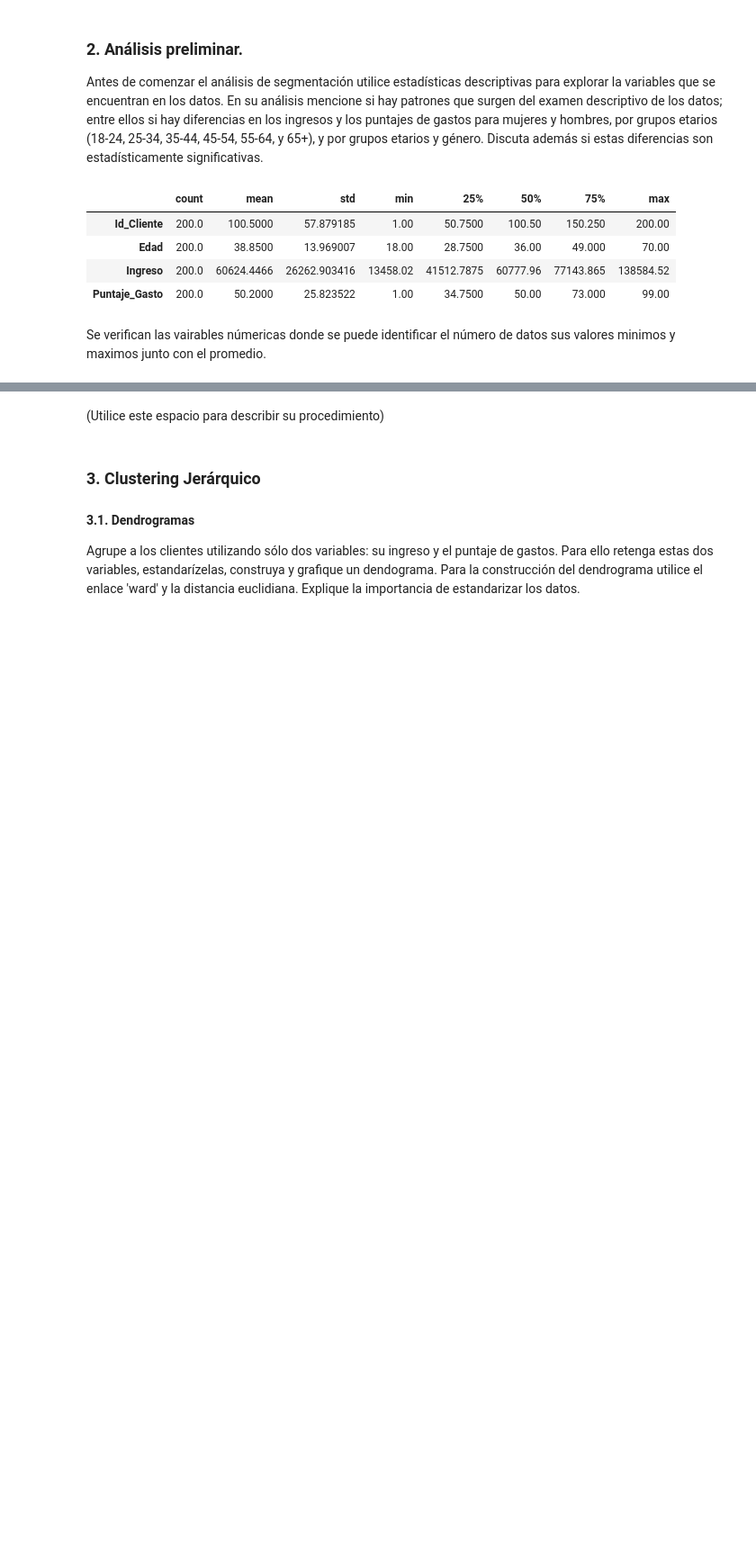
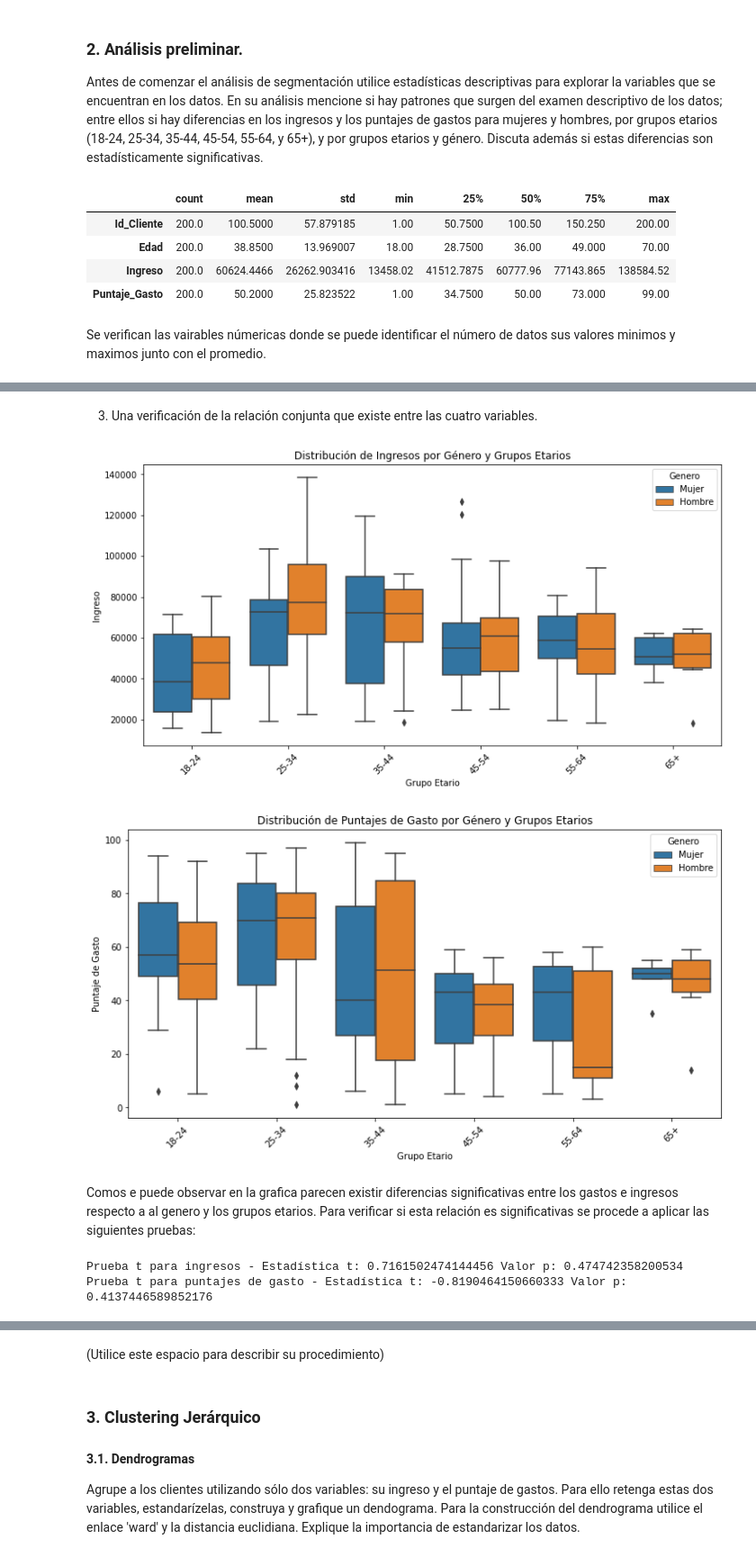
Before and after one commit to jddiaze/AprendizajeNoSupervisado, a Jupyter notebook: Semana4/S4_LC_Taller_Jerarquico_DBSCAN.ipynb, the cells around one changed output, grey strips where cells are left out. Shown at 90% size. Cells and saved outputs as stored; diff of their text form; code cells hidden in the pictures; blank space fills up the shorter version.

```diff
--- a/Semana4/S4_LC_Taller_Jerarquico_DBSCAN.ipynb
+++ b/Semana4/S4_LC_Taller_Jerarquico_DBSCAN.ipynb
@@ -63,0 +152,39 @@ Se verifican las vairables númericas donde se puede identificar el número de d
+# %% [markdown]
+3. Una verificación de la relación conjunta que existe entre las cuatro variables.
+# %%
+# Gráficos de caja para ingresos por género y grupos etarios
+plt.figure(figsize=(12, 6))
+sns.boxplot(data=df, x='Grupo_Etario', y='Ingreso', hue='Genero')
+plt.title('Distribución de Ingresos por Género y Grupos Etarios')
+plt.xlabel('Grupo Etario')
+plt.ylabel('Ingreso')
+plt.xticks(rotation=45)
+plt.show()
+
+# Gráficos de caja para puntajes de gasto por género y grupos etarios
+plt.figure(figsize=(12, 6))
+sns.boxplot(data=df, x='Grupo_Etario', y='Puntaje_Gasto', hue='Genero')
+plt.title('Distribución de Puntajes de Gasto por Género y Grupos Etarios')
+plt.xlabel('Grupo Etario')
+plt.ylabel('Puntaje de Gasto')
+plt.xticks(rotation=45)
+plt.show()
+# %% [output]
+[figure, added]
+[figure, added]
+# %% [markdown]
+Comos e puede observar en la grafica parecen existir diferencias significativas entre los gastos e ingresos respecto a al genero y los grupos etarios. Para verificar si esta relación es significativas se procede a aplicar las siguientes pruebas:
+# %%
+from scipy import stats
+
+# Prueba t para ingresos por género
+t_statistic_income, p_value_income = stats.ttest_ind(df[df['Genero'] == 'Hombre']['Ingreso'], df[df['Genero'] == 'Mujer']['Ingreso'])
+
+# Prueba t para puntajes de gasto por género
+t_statistic_score, p_value_score = stats.ttest_ind(df[df['Genero'] == 'Hombre']['Puntaje_Gasto'], df[df['Genero'] == 'Mujer']['Puntaje_Gasto'])
+
+print("Prueba t para ingresos - Estadística t:", t_statistic_income, "Valor p:", p_value_income)
+print("Prueba t para puntajes de gasto - Estadística t:", t_statistic_score, "Valor p:", p_value_score)
+# %% [output]
+Prueba t para ingresos - Estadística t: 0.7161502474144456 Valor p: 0.474742358200534
+Prueba t para puntajes de gasto - Estadística t: -0.8190464150660333 Valor p: 0.4137446589852176
```
Also changed, not shown: parts of 12 cells of this notebook.
